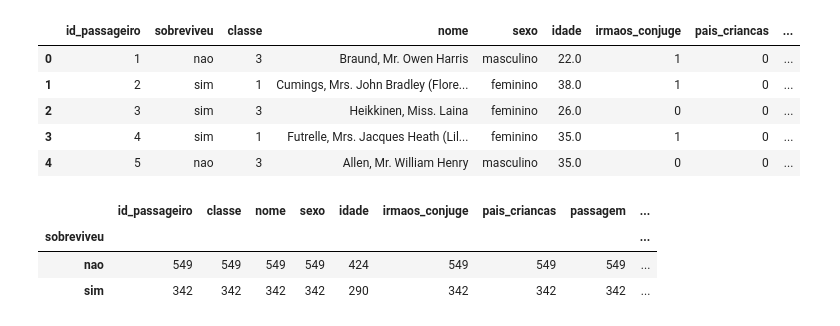
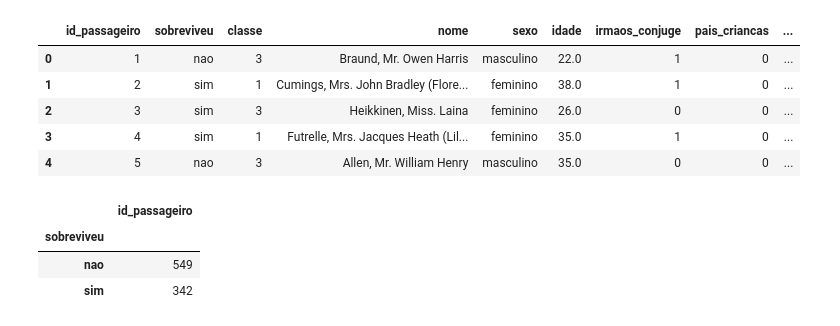
Before and after one commit to deniscruzrodrigues/intro_python_verao_ime_2023, a Jupyter notebook: exercicios/exercicio02.ipynb, the cells around one changed output. Saved outputs shown, nothing was run; the diff lists cells and outputs as text; code cells hidden in the pictures.

```diff
--- a/exercicios/exercicio02.ipynb
+++ b/exercicios/exercicio02.ipynb
@@ -189,13 +189,13 @@ df2.head()
 # %%
 #Questão 8
 #Agrupe pela coluna sobreviveu e calcule o número de passageiros por grupo (sim/nao)
-df.groupby(['sobreviveu']).count()
+df[['id_passageiro', 'sobreviveu']].groupby(['sobreviveu']).count()
 #Podemos visualizar que 549 não sobreviveram e 342 sobreviveram
 # %% [output]
-|  | id_passageiro | classe | nome | sexo | idade | irmaos_conjuge | pais_criancas | passagem | ... |
-| sobreviveu |  |  |  |  |  |  |  |  | ... |
-| nao | 549 | 549 | 549 | 549 | 424 | 549 | 549 | 549 | ... |
-| sim | 342 | 342 | 342 | 342 | 290 | 342 | 342 | 342 | ... |
+|  | id_passageiro |
+| sobreviveu |  |
+| nao | 549 |
+| sim | 342 |
 # %%
 #Questão 9
 #Agrupe pelo local de embarque e calcule a média e a mediana da tarifa de cada grupo.
```
Also changed, not shown: parts of 3 cells of this notebook.
